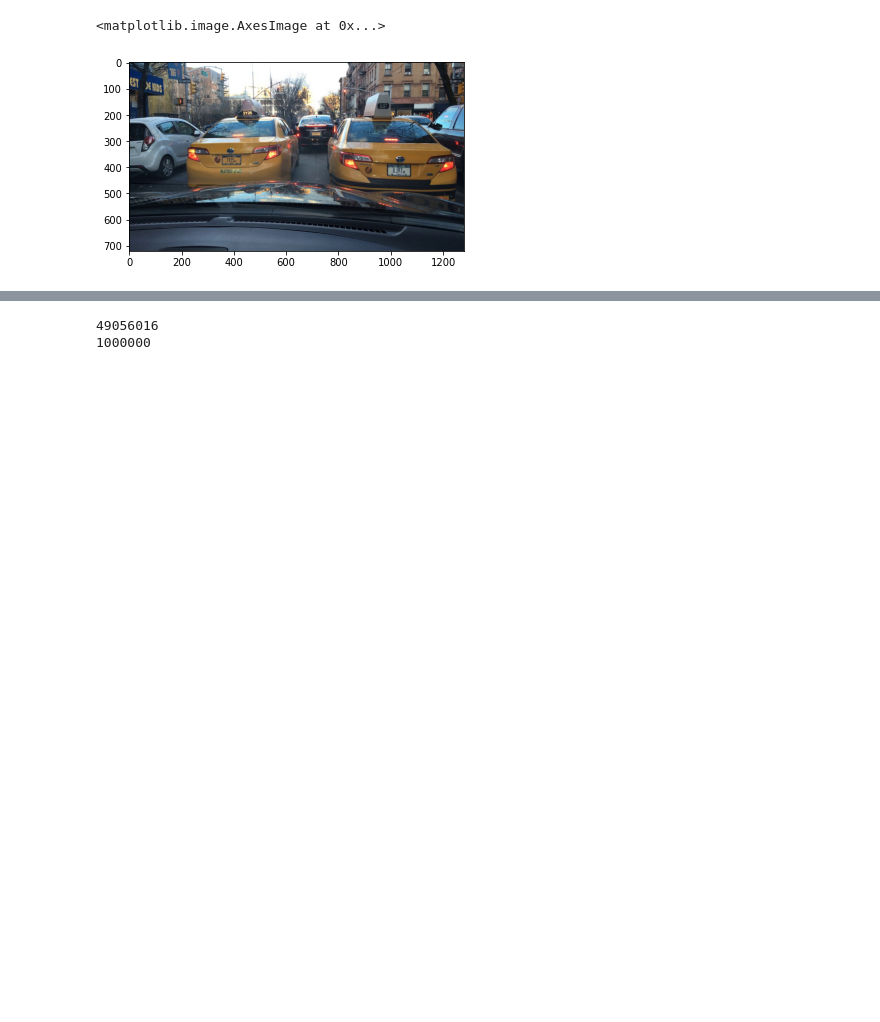
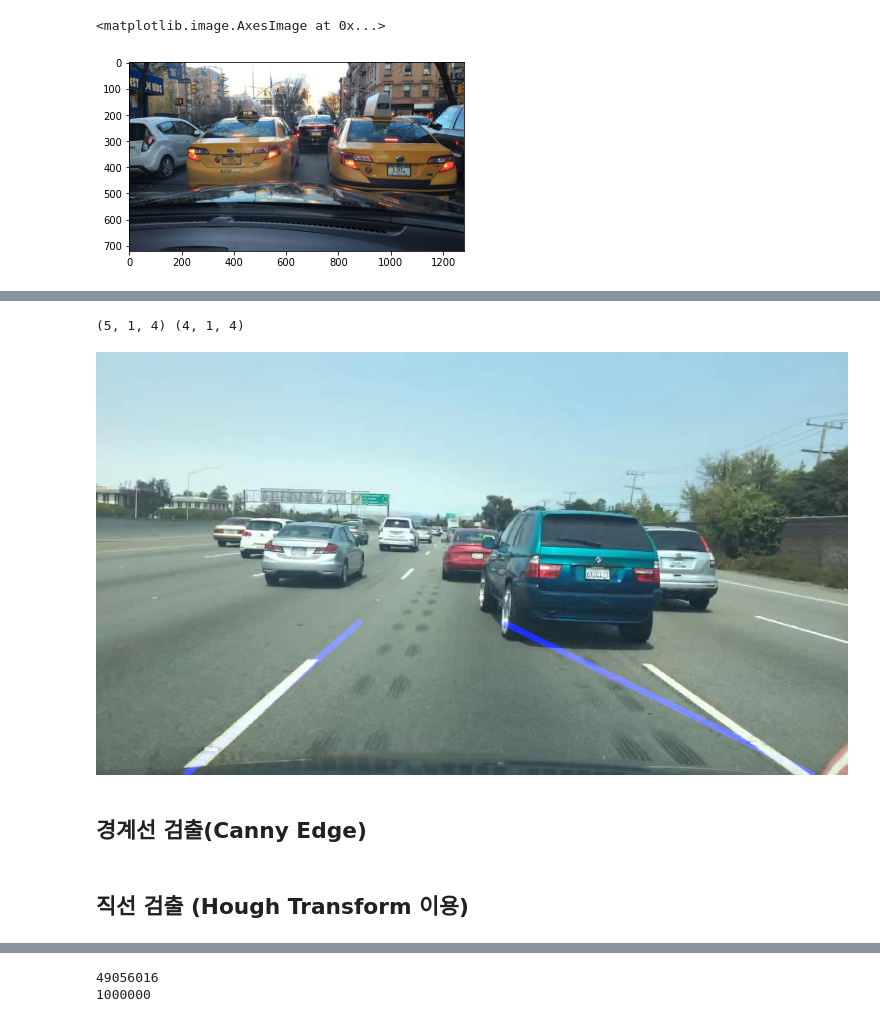
Before and after one commit to BoHye0202/Toy-Project, a Jupyter notebook: 3.Autonomous driving/Autonomous_driving.ipynb, the cells around one changed output, grey strips where cells are left out. Cells and saved outputs as stored; diff of their text form; code cells hidden in the pictures; blank space fills up the shorter version.

```diff
--- a/3.Autonomous driving/Autonomous_driving.ipynb
+++ b/3.Autonomous driving/Autonomous_driving.ipynb
@@ -147,0 +258,47 @@ plt.imshow(a[:,:,::-1])
+# %%
+def weighted_img(img, initial_img, α=1, β=1., λ=0.):  # 두 이미지 operlap 하기
+    return cv2.addWeighted(initial_img, α, img, β, λ)
+
+def get_fitline(img, f_lines):  # 대표선 구하기
+    lines = np.squeeze(f_lines)
+    lines = lines.reshape(lines.shape[0] * 2, 2)
+    rows, cols = img.shape[:2]
+    output = cv2.fitLine(lines, cv2.DIST_L2, 0, 0.01, 0.01)
+    vx, vy, x, y = output[0], output[1], output[2], output[3]
+    x1, y1 = int(((img.shape[0] - 1) - y) / vy * vx + x), img.shape[0] - 1
+    x2, y2 = int(((img.shape[0] / 2 + 100) - y) / vy * vx + x), int(img.shape[0] / 2 + 100)
+
+    result = [x1, y1, x2, y2]
+    return result
+
+# 기울기 구하기
+slope_degree = (np.arctan2(line_array[:,1] - line_array[:,3], line_array[:,0] - line_array[:,2]) * 180) / np.pi
+
+# 수평 기울기 제한
+line_array = line_array[np.abs(slope_degree)<160]
+slope_degree = slope_degree[np.abs(slope_degree)<160]
+# 수직 기울기 제한
+line_array = line_array[np.abs(slope_degree)>95]
+slope_degree = slope_degree[np.abs(slope_degree)>95]
+# 필터링된 직선 버리기
+L_lines, R_lines = line_array[(slope_degree>0),:], line_array[(slope_degree<0),:]
+
+temp = np.zeros((image.shape[0], image.shape[1], 3), dtype=np.uint8)
+L_lines, R_lines = L_lines[:,None], R_lines[:,None]
+print(L_lines.shape, R_lines.shape)
+
+# 왼쪽, 오른쪽 각각 대표선 구하기
+left_fit_line = get_fitline(image,L_lines)
+right_fit_line = get_fitline(image,R_lines)
+
+# 대표선 그리기
+draw_fit_line(temp, left_fit_line)
+draw_fit_line(temp, right_fit_line)
+
+result = weighted_img(temp, image) # 원본 이미지에 검출된 선 overlap
+cv2_imshow(result) # 결과 이미지 출력
+# %% [output]
+(5, 1, 4) (4, 1, 4)
+[figure, added]
+# %% [markdown]
+## 경계선 검출(Canny Edge)
@@ -147,0 +325,2 @@ plt.imshow(a[:,:,::-1])
+# %% [markdown]
+## 직선 검출 (Hough Transform 이용)
```
Also changed, not shown: parts of 25 cells of this notebook.
